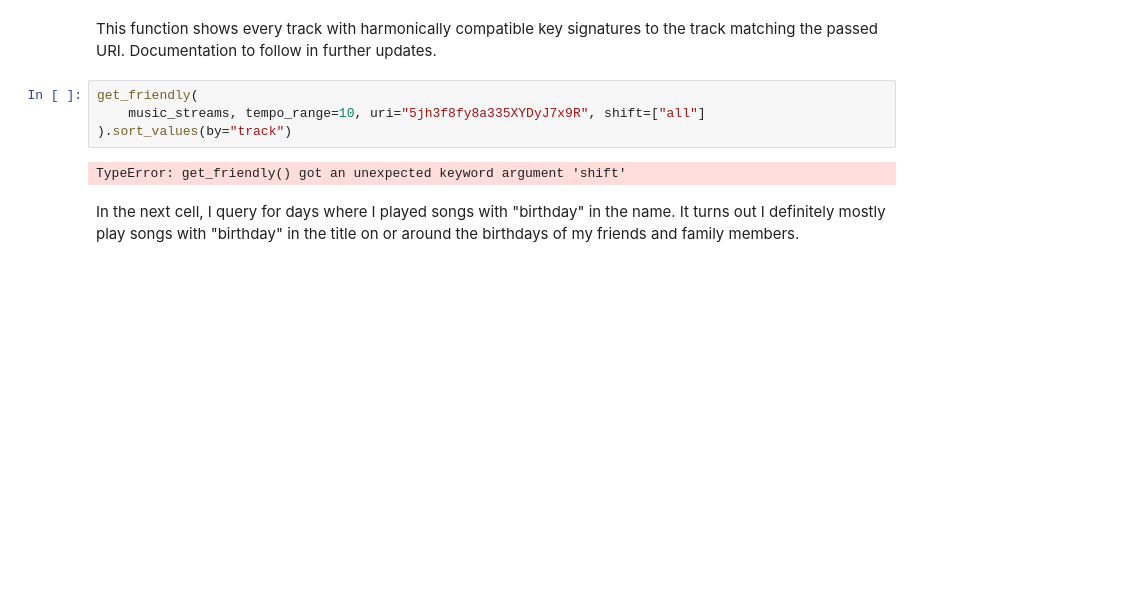
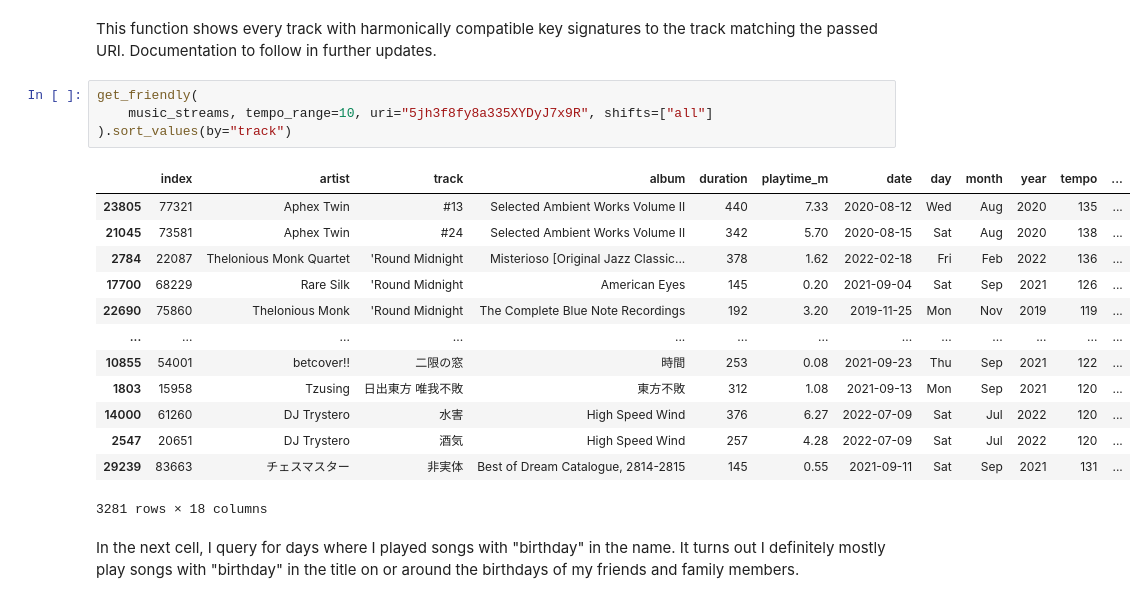
Before and after one commit to mmmuir/CL_DA2, a Jupyter notebook: analysis.ipynb, the cells around one changed output. Cells and saved outputs as stored; diff of their text form; blank space fills up the shorter version.

```diff
--- a/analysis.ipynb
+++ b/analysis.ipynb
@@ -437,10 +437,22 @@ pivot_track
 This function shows every track with harmonically compatible key signatures to the track matching the passed URI. Documentation to follow in further updates.
 # %%
 get_friendly(
-    music_streams, tempo_range=10, uri="5jh3f8fy8a335XYDyJ7x9R", shift=["all"]
+    music_streams, tempo_range=10, uri="5jh3f8fy8a335XYDyJ7x9R", shifts=["all"]
 ).sort_values(by="track")
 # %% [output]
+|  | index | artist | track | album | duration | playtime_m | date | day | month | year | tempo | ... |
+| 23805 | 77321 | Aphex Twin | #13 | Selected Ambient Works Volume II | 440 | 7.33 | 2020-08-12 | Wed | Aug | 2020 | 135 | ... |
+| 21045 | 73581 | Aphex Twin | #24 | Selected Ambient Works Volume II | 342 | 5.70 | 2020-08-15 | Sat | Aug | 2020 | 138 | ... |
+| 2784 | 22087 | Thelonious Monk Quartet | 'Round Midnight | Misterioso [Original Jazz Classic... | 378 | 1.62 | 2022-02-18 | Fri | Feb | 2022 | 136 | ... |
+| 17700 | 68229 | Rare Silk | 'Round Midnight | American Eyes | 145 | 0.20 | 2021-09-04 | Sat | Sep | 2021 | 126 | ... |
+| 22690 | 75860 | Thelonious Monk | 'Round Midnight | The Complete Blue Note Recordings | 192 | 3.20 | 2019-11-25 | Mon | Nov | 2019 | 119 | ... |
+| ... | ... | ... | ... | ... | ... | ... | ... | ... | ... | ... | ... | ... |
+| 10855 | 54001 | betcover!! | 二限の窓 | 時間 | 253 | 0.08 | 2021-09-23 | Thu | Sep | 2021 | 122 | ... |
+| 1803 | 15958 | Tzusing | 日出東方 唯我不敗 | 東方不敗 | 312 | 1.08 | 2021-09-13 | Mon | Sep | 2021 | 120 | ... |
+| 14000 | 61260 | DJ Trystero | 水害 | High Speed Wind | 376 | 6.27 | 2022-07-09 | Sat | Jul | 2022 | 120 | ... |
+| 2547 | 20651 | DJ Trystero | 酒気 | High Speed Wind | 257 | 4.28 | 2022-07-09 | Sat | Jul | 2022 | 120 | ... |
+| 29239 | 83663 | チェスマスター | 非実体 | Best of Dream Catalogue, 2814-2815 | 145 | 0.55 | 2021-09-11 | Sat | Sep | 2021 | 131 | ... |
-TypeError: get_friendly() got an unexpected keyword argument 'shift'
+3281 rows × 18 columns
 # %% [markdown]
 In the next cell, I query for days where I played songs with "birthday" in the name. It turns out I definitely mostly play songs with "birthday" in the title on or around the birthdays of my friends and family members.
 # %%
```
Also changed, not shown: parts of 6 cells of this notebook, 1 other file.
